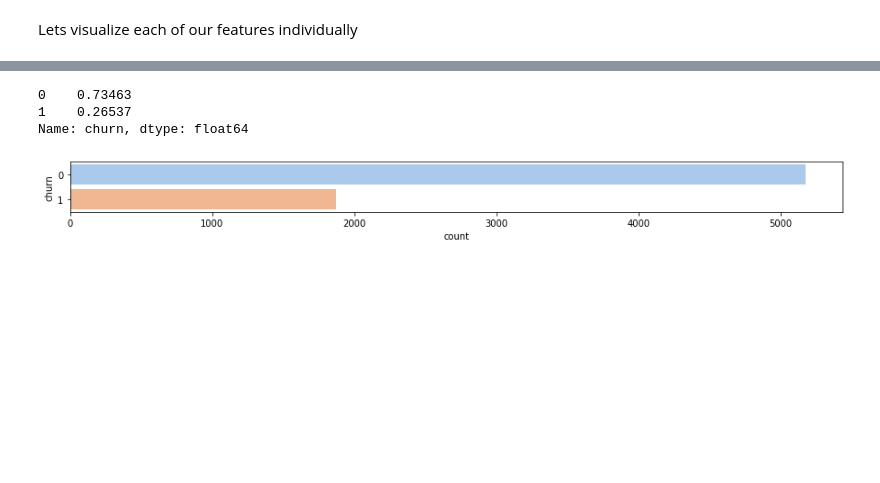
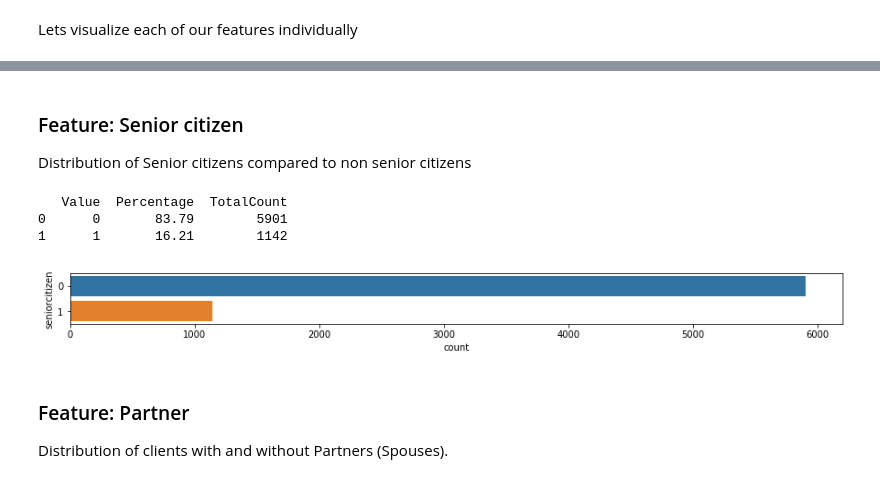
Before and after one commit to shambekela/Churn-Prediction, a Jupyter notebook: Churn-Prediction.ipynb, the cells around one changed output, grey strips where cells are left out. Drawn from its saved outputs; the diff is of its cells as text; code cells hidden in the pictures; blank space fills up the shorter version.

Commit message:
Feature visualization

```diff
--- a/Churn-Prediction.ipynb
+++ b/Churn-Prediction.ipynb
@@ -136,0 +139,15 @@ df_bin = pd.DataFrame()
+# %%
+# returns a breakdown of percentage per value item
+def value_percentage(col):
+    # compute the percentage
+    percentage = col.value_counts(normalize=True).reset_index()
+    percentage.columns = ['Value', 'Percentage']
+    percentage['Percentage'] = round(percentage['Percentage'] * 100, 2)
+
+    # compute the count
+    total = col.value_counts().reset_index()
+    total.columns = ['Value', 'TotalCount']
+
+    final = percentage.merge(total, on='Value')
+
+    return final
@@ -140,6 +163,3 @@ This is the target variable we would like the model to predict.
 # %%
 # convert caterogical values into numerical values
-df_bin['churn'] = df['Churn'].map({
-    'No': 0,
-    'Yes': 1
-})
+df_bin['churn'] = df['Churn'].apply(lambda x: 1 if x.lower() == 'yes' else 0)
@@ -145,0 +179,6 @@ df_bin['churn'] = df['Churn'].map({
+# %%
+# what is the gender representation in our data ?
+df_bin['gender'] = df['gender']
+plt.figure(figsize=(15, 1))
+sns.countplot(y='gender', data=df_bin)
+print(value_percentage(df_bin['gender']))
@@ -146,9 +190,19 @@ df_bin['churn'] = df['Churn'].map({
+# %% [markdown]
+### Feature: Senior citizen
+Distribution of Senior citizens compared to non senior citizens
+# %%
+# whats the distribution of senior citizens in our data ?
+df_bin['seniorcitizen'] = df['SeniorCitizen']
 # %%
 plt.figure(figsize=(15, 1))
-sns.countplot(y='churn', palette="pastel", data=df_bin)
-print(df_bin['churn'].value_counts(normalize=True))
+sns.countplot(y='seniorcitizen', data=df_bin)
+print(value_percentage(df_bin['seniorcitizen']))
+plt.show()
 # %% [output]
-0    0.73463
-1    0.26537
-Name: churn, dtype: float64
+   Value  Percentage  TotalCount
+0      0       83.79        5901
+1      1       16.21        1142
-[figure, old version]
+[figure, new version]
+# %% [markdown]
+### Feature: Partner
+Distribution of clients with and without Partners (Spouses).
```
Also changed, not shown: parts of 57 cells of this notebook.
